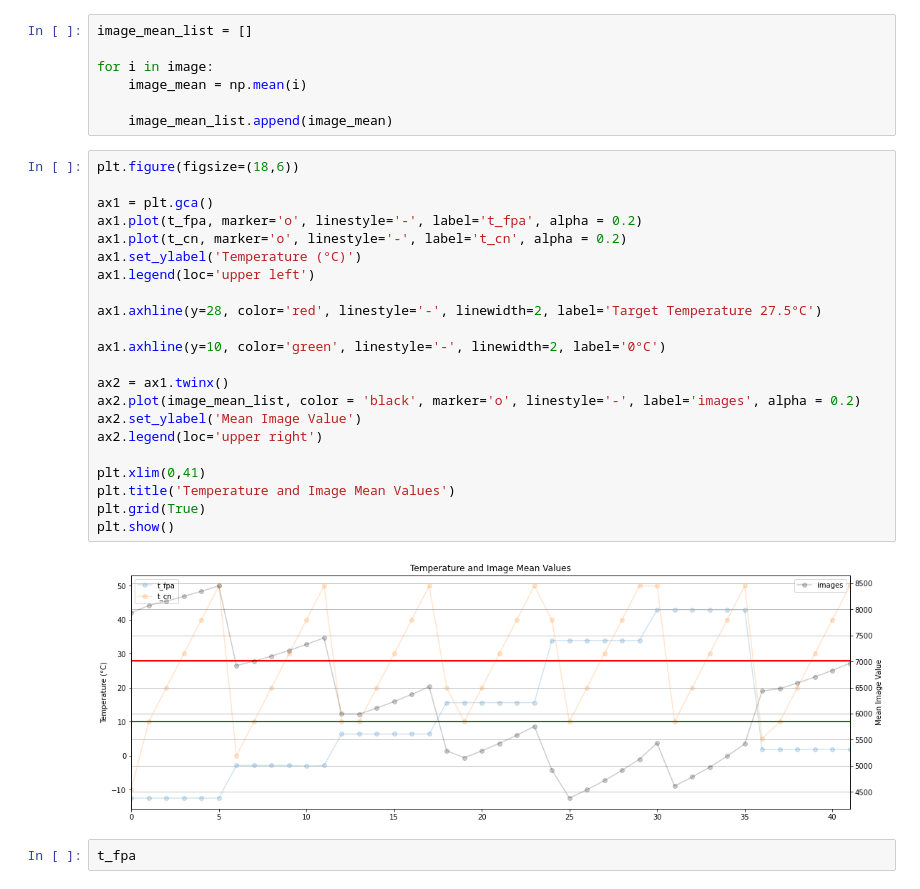
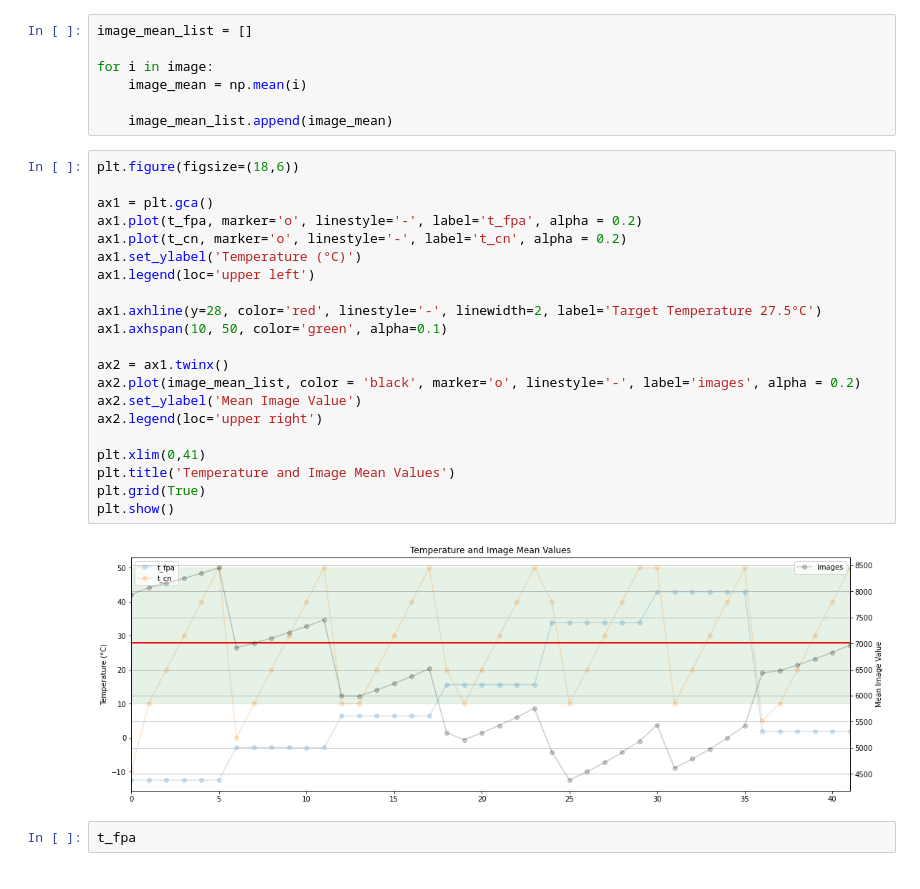
Before and after one commit to Lin-SUN/DataChallenge2023-ThermalImageProcessing, a Jupyter notebook: Task 2.ipynb, the cells around one changed output. Cells and saved outputs as stored; diff of their text form.

Commit message:
upload Workflow of General Solution (with calibration dataset) and edited Task 2's plot

```diff
--- a/Task 2.ipynb
+++ b/Task 2.ipynb
@@ -110,27 +110,26 @@ for i in image:
 # %%
 plt.figure(figsize=(18,6))
 
 ax1 = plt.gca()
 ax1.plot(t_fpa, marker='o', linestyle='-', label='t_fpa', alpha = 0.2)
 ax1.plot(t_cn, marker='o', linestyle='-', label='t_cn', alpha = 0.2)
 ax1.set_ylabel('Temperature (°C)')
 ax1.legend(loc='upper left')
 
 ax1.axhline(y=28, color='red', linestyle='-', linewidth=2, label='Target Temperature 27.5°C')
-
-ax1.axhline(y=10, color='green', linestyle='-', linewidth=2, label='0°C')
+ax1.axhspan(10, 50, color='green', alpha=0.1)
 
 ax2 = ax1.twinx()
 ax2.plot(image_mean_list, color = 'black', marker='o', linestyle='-', label='images', alpha = 0.2)
 ax2.set_ylabel('Mean Image Value')
 ax2.legend(loc='upper right')
 
 plt.xlim(0,41)
 plt.title('Temperature and Image Mean Values')
 plt.grid(True)
 plt.show()
 # %% [output]
-[figure, old version]
+[figure, new version]
 # %%
 t_fpa
 # %% [output]
```
Also changed, not shown: 1 other file.
